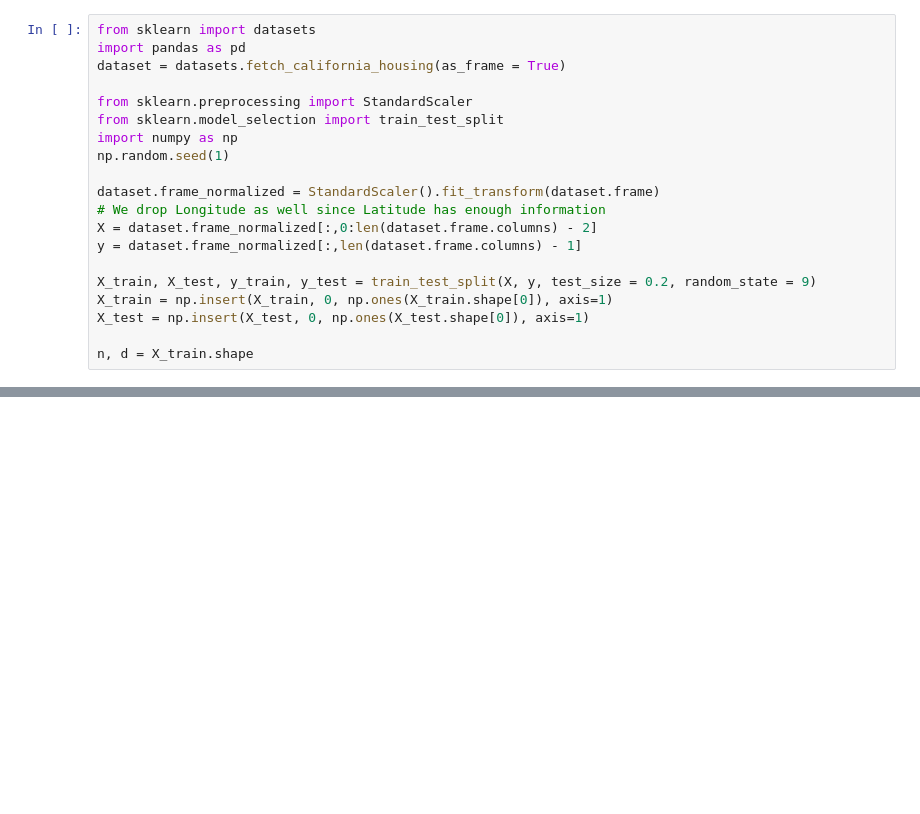
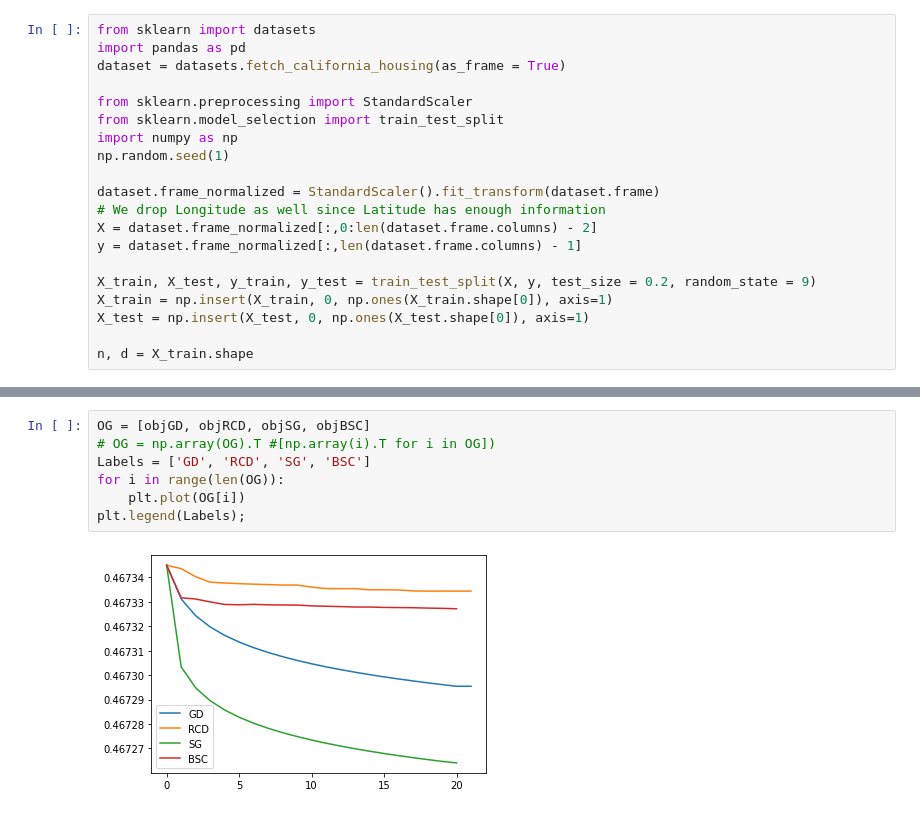
Before and after one commit to neytjieb1/optimisation_ml, a Jupyter notebook: Part 6/part6.ipynb, the cells around one changed output, grey strips where cells are left out. Drawn from its saved outputs; the diff is of its cells as text; blank space fills up the shorter version.

```diff
--- a/Part 6/part6.ipynb
+++ b/Part 6/part6.ipynb
@@ -309,0 +270,9 @@ plt.legend(NumBlocks);
+# %%
+OG = [objGD, objRCD, objSG, objBSC]
+# OG = np.array(OG).T #[np.array(i).T for i in OG])
+Labels = ['GD', 'RCD', 'SG', 'BSC']
+for i in range(len(OG)):
+    plt.plot(OG[i])
+plt.legend(Labels);
+# %% [output]
+[figure, added]
```
Also changed, not shown: parts of 16 cells of this notebook, 7 other files.
